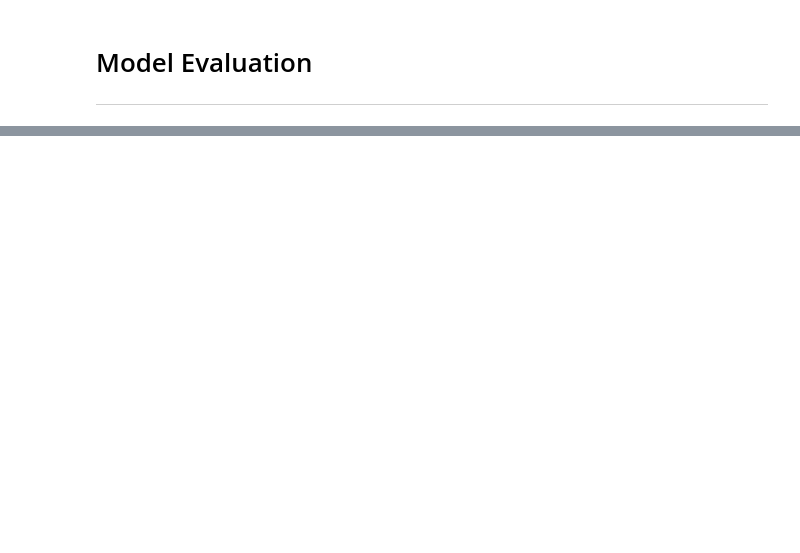
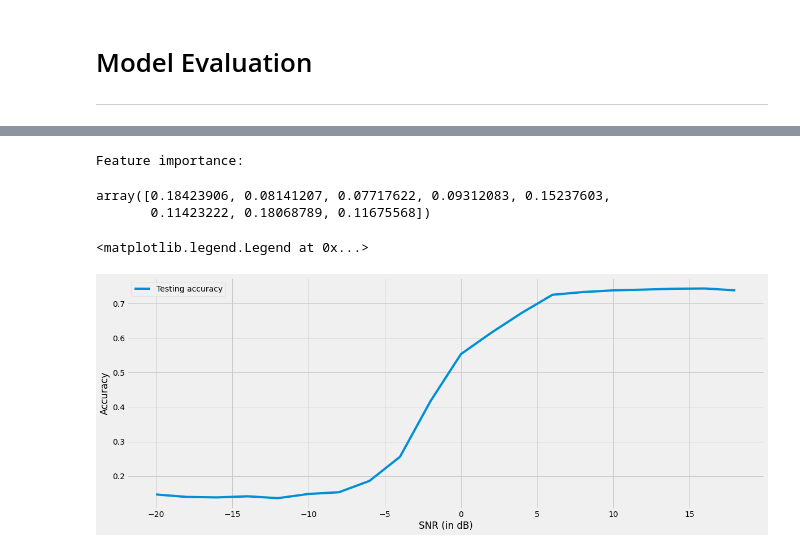
Before and after one commit to dsaharia/BTP-1-modulation_classification, a Jupyter notebook: Notebooks/00_basics_2016.10A.ipynb, the cells around one changed output, grey strips where cells are left out. Drawn from its saved outputs; the diff is of its cells as text; code cells hidden in the pictures; blank space fills up the shorter version.

Commit message:
model evaluation finished.

```diff
--- a/Notebooks/00_basics_2016.10A.ipynb
+++ b/Notebooks/00_basics_2016.10A.ipynb
@@ -243,0 +251,4 @@ X_test_features1 = extract_features(X_test[10])
+# %%
+decision_classifier = DecisionTreeClassifier()
+decision_classifier.fit(X_train_features, y_train)
+decision_classifier
@@ -248,6 +264,0 @@ svm.fit(X_train_features, y_train)
-# %%
-for snr in [-10,-2,2,4,10]:
-    X_test_features = extract_features(X_test[snr])
-    pred = svm.predict(X_test_features)
-    acc = accuracy_score(y_test[snr], pred)
-    print(acc)
@@ -314,0 +268,27 @@ DecisionTreeClassifier(ccp_alpha=0.0, class_weight=None, criterion='gini',
+# %%
+def calculate_accuracy(model, snrs):
+    """This function takes a classifier and range of SNR values,
+    and returns the accuracy at different SNRs"""
+    accuracy = []
+    for snr in snrs:
+        X_test_features = extract_features(X_test[snr])
+        pred = model.predict(X_test_features)
+        accuracy.append(accuracy_score(y_test[snr], pred))
+    return accuracy
+# %%
+print("Feature importance: ")
+decision_classifier.feature_importances_
+# %% [output]
+Feature importance:
+array([0.18423906, 0.08141207, 0.07717622, 0.09312083, 0.15237603,
+       0.11423222, 0.18068789, 0.11675568])
+# %%
+accuracy = calculate_accuracy(decision_classifier, train_snrs)
+# %%
+plt.plot(train_snrs, accuracy, label="Testing accuracy")
+plt.xlabel("SNR (in dB)")
+plt.ylabel("Accuracy")
+plt.legend()
+# %% [output]
+<matplotlib.legend.Legend at 0x...>
+[figure, added]
```
Also changed, not shown: parts of 22 cells of this notebook.
